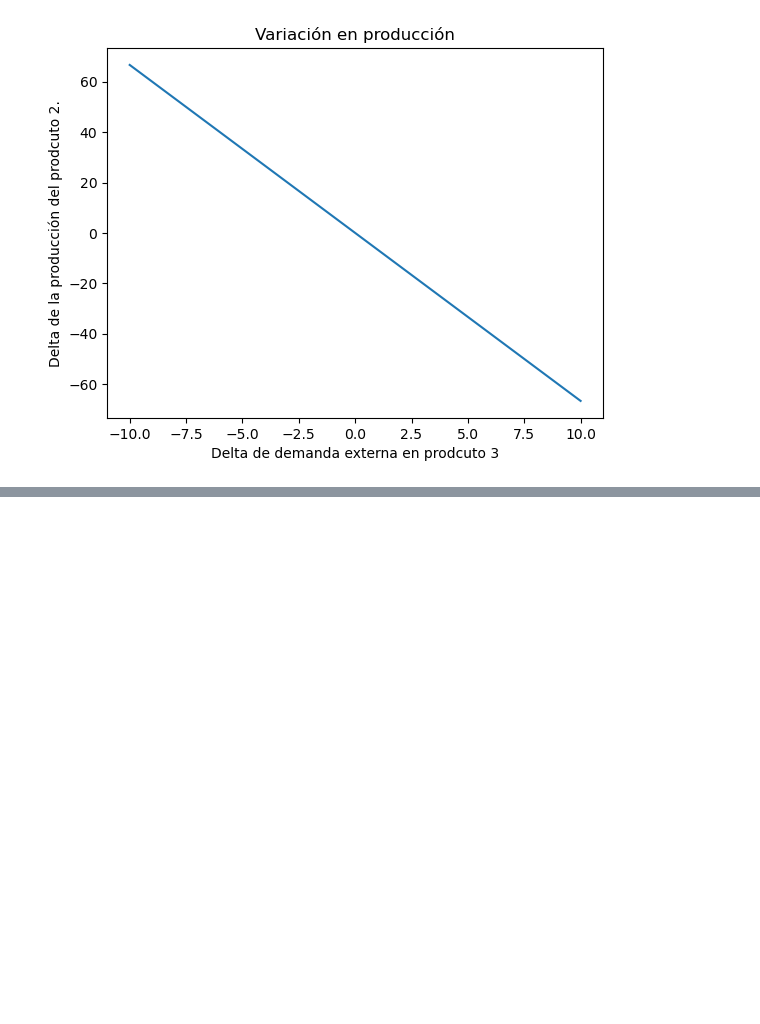
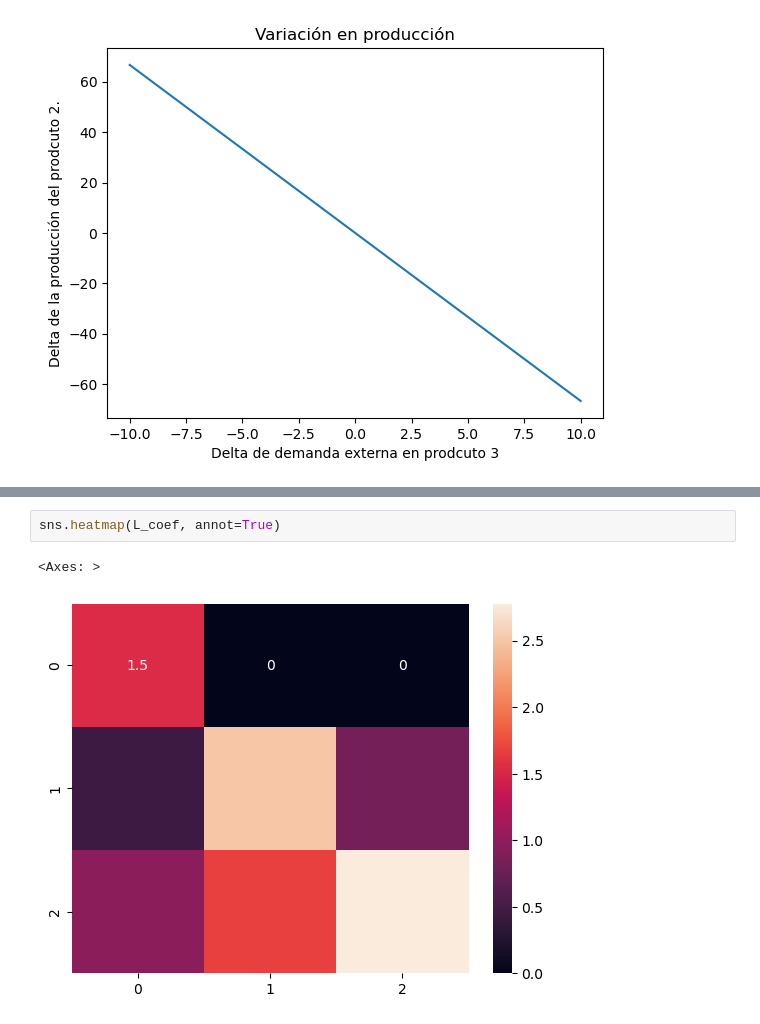
Before and after one commit to nicoazzoni/Maestr-a---Trabajo-Pr-ctico--Leontief-, a Jupyter notebook: hoja_borrador.ipynb, the cells around one changed output, grey strips where cells are left out. Saved outputs shown, nothing was run; the diff lists cells and outputs as text; blank space fills up the shorter version.

```diff
--- a/hoja_borrador.ipynb
+++ b/hoja_borrador.ipynb
@@ -64,0 +94,5 @@ plt.show()
+# %%
+sns.heatmap(L_coef, annot=True)
+# %% [output]
+<Axes: >
+[figure, added]
```
Also changed, not shown: parts of 4 cells of this notebook.
